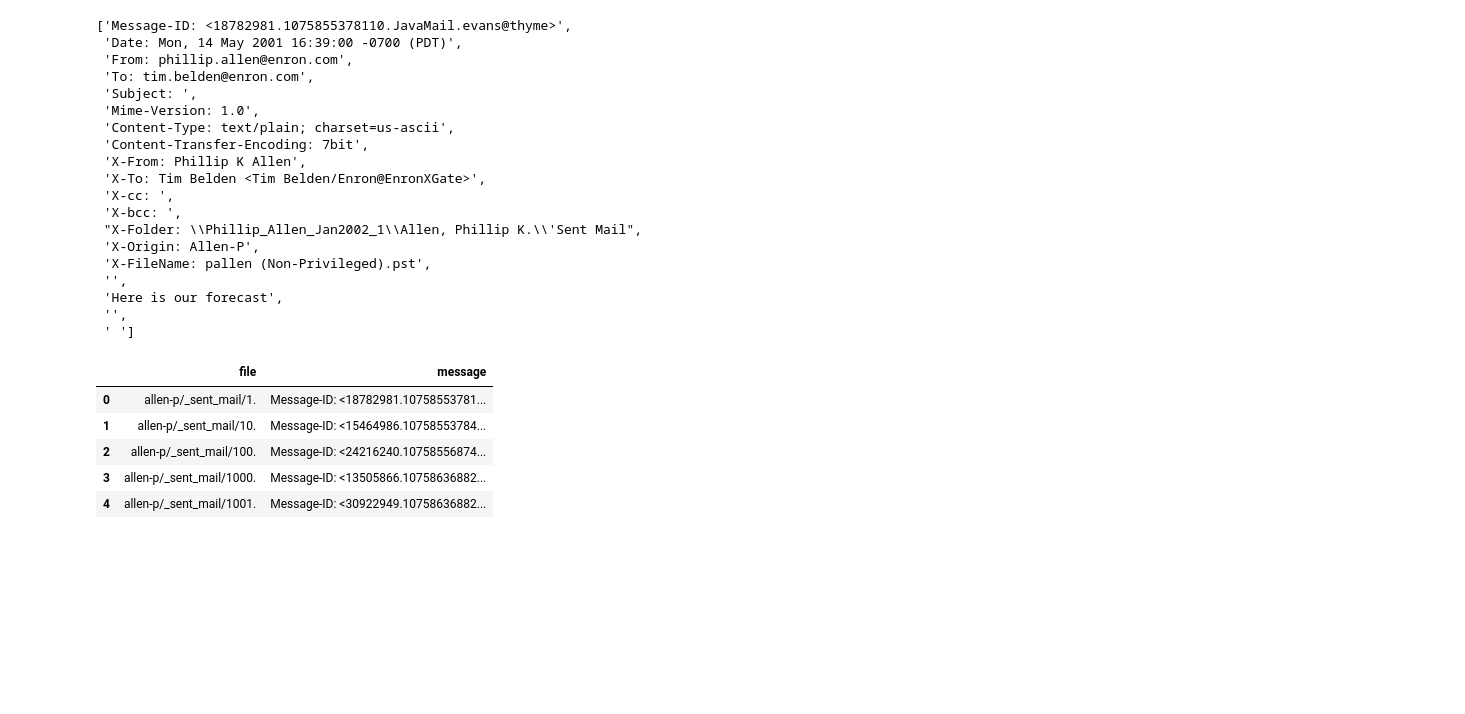
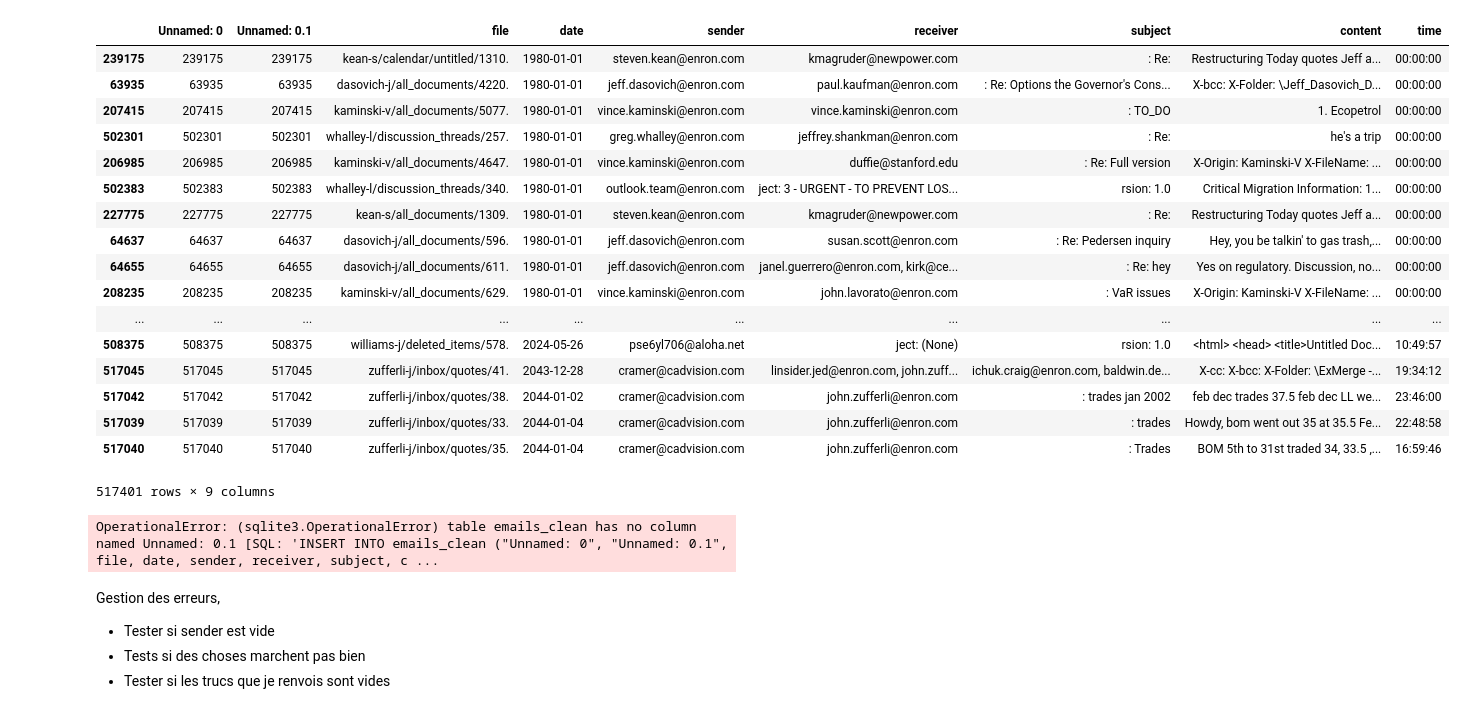
Before and after one commit to mohamedalani/Other, a Jupyter notebook: Challenge DigitalGenius/Untitled.ipynb, the cells around one changed output. Drawn from its saved outputs; the diff is of its cells as text; code cells hidden in the pictures; blank space fills up the shorter version.

```diff
--- a/Challenge DigitalGenius/Untitled.ipynb
+++ b/Challenge DigitalGenius/Untitled.ipynb
@@ -31,31 +19,0 @@ df.head()
-# %%
-df.iloc[0,1].split("\n")
-# %% [output]
-['Message-ID: <18782981.1075855378110.JavaMail.evans@thyme>',
- 'Date: Mon, 14 May 2001 16:39:00 -0700 (PDT)',
- 'From: phillip.allen@enron.com',
- 'To: tim.belden@enron.com',
- 'Subject: ',
- 'Mime-Version: 1.0',
- 'Content-Type: text/plain; charset=us-ascii',
- 'Content-Transfer-Encoding: 7bit',
- 'X-From: Phillip K Allen',
- 'X-To: Tim Belden <Tim Belden/Enron@EnronXGate>',
- 'X-cc: ',
- 'X-bcc: ',
- "X-Folder: \\Phillip_Allen_Jan2002_1\\Allen, Phillip K.\\'Sent Mail",
- 'X-Origin: Allen-P',
- 'X-FileName: pallen (Non-Privileged).pst',
- '',
- 'Here is our forecast',
- '',
- ' ']
-# %%
-df.head()
-# %% [output]
-|  | file | message |
-| 0 | allen-p/_sent_mail/1. | Message-ID: <18782981.10758553781... |
-| 1 | allen-p/_sent_mail/10. | Message-ID: <15464986.10758553784... |
-| 2 | allen-p/_sent_mail/100. | Message-ID: <24216240.10758556874... |
-| 3 | allen-p/_sent_mail/1000. | Message-ID: <13505866.10758636882... |
-| 4 | allen-p/_sent_mail/1001. | Message-ID: <30922949.10758636882... |
@@ -61,0 +22,23 @@ df.head()
+# %%
+df = pd.read_csv("../../../data/enron-email-dataset/emails_clean.csv")
+# %%
+df.sort_values("date")
+# %% [output]
+|  | Unnamed: 0 | Unnamed: 0.1 | file | date | sender | receiver | subject | content | time |
+| 239175 | 239175 | 239175 | kean-s/calendar/untitled/1310. | 1980-01-01 | steven.kean@enron.com | kmagruder@newpower.com | : Re: | Restructuring Today quotes Jeff a... | 00:00:00 |
+| 63935 | 63935 | 63935 | dasovich-j/all_documents/4220. | 1980-01-01 | jeff.dasovich@enron.com | paul.kaufman@enron.com | : Re: Options the Governor's Cons... | X-bcc: X-Folder: \Jeff_Dasovich_D... | 00:00:00 |
+| 207415 | 207415 | 207415 | kaminski-v/all_documents/5077. | 1980-01-01 | vince.kaminski@enron.com | vince.kaminski@enron.com | : TO_DO | 1. Ecopetrol | 00:00:00 |
+| 502301 | 502301 | 502301 | whalley-l/discussion_threads/257. | 1980-01-01 | greg.whalley@enron.com | jeffrey.shankman@enron.com | : Re: | he's a trip | 00:00:00 |
+| 206985 | 206985 | 206985 | kaminski-v/all_documents/4647. | 1980-01-01 | vince.kaminski@enron.com | duffie@stanford.edu | : Re: Full version | X-Origin: Kaminski-V X-FileName: ... | 00:00:00 |
+| 502383 | 502383 | 502383 | whalley-l/discussion_threads/340. | 1980-01-01 | outlook.team@enron.com | ject: 3 - URGENT - TO PREVENT LOS... | rsion: 1.0 | Critical Migration Information: 1... | 00:00:00 |
+| 227775 | 227775 | 227775 | kean-s/all_documents/1309. | 1980-01-01 | steven.kean@enron.com | kmagruder@newpower.com | : Re: | Restructuring Today quotes Jeff a... | 00:00:00 |
+| 64637 | 64637 | 64637 | dasovich-j/all_documents/596. | 1980-01-01 | jeff.dasovich@enron.com | susan.scott@enron.com | : Re: Pedersen inquiry | Hey, you be talkin' to gas trash,... | 00:00:00 |
+| 64655 | 64655 | 64655 | dasovich-j/all_documents/611. | 1980-01-01 | jeff.dasovich@enron.com | janel.guerrero@enron.com, kirk@ce... | : Re: hey | Yes on regulatory. Discussion, no... | 00:00:00 |
+| 208235 | 208235 | 208235 | kaminski-v/all_documents/629. | 1980-01-01 | vince.kaminski@enron.com | john.lavorato@enron.com | : VaR issues | X-Origin: Kaminski-V X-FileName: ... | 00:00:00 |
+| ... | ... | ... | ... | ... | ... | ... | ... | ... | ... |
+| 508375 | 508375 | 508375 | williams-j/deleted_items/578. | 2024-05-26 | pse6yl706@aloha.net | ject: (None) | rsion: 1.0 | <html> <head> <title>Untitled Doc... | 10:49:57 |
+| 517045 | 517045 | 517045 | zufferli-j/inbox/quotes/41. | 2043-12-28 | cramer@cadvision.com | linsider.jed@enron.com, john.zuff... | ichuk.craig@enron.com, baldwin.de... | X-cc: X-bcc: X-Folder: \ExMerge -... | 19:34:12 |
+| 517042 | 517042 | 517042 | zufferli-j/inbox/quotes/38. | 2044-01-02 | cramer@cadvision.com | john.zufferli@enron.com | : trades jan 2002 | feb dec trades 37.5 feb dec LL we... | 23:46:00 |
+| 517039 | 517039 | 517039 | zufferli-j/inbox/quotes/33. | 2044-01-04 | cramer@cadvision.com | john.zufferli@enron.com | : trades | Howdy, bom went out 35 at 35.5 Fe... | 22:48:58 |
+| 517040 | 517040 | 517040 | zufferli-j/inbox/quotes/35. | 2044-01-04 | cramer@cadvision.com | john.zufferli@enron.com | : Trades | BOM 5th to 31st traded 34, 33.5 ,... | 16:59:46 |
+517401 rows × 9 columns
@@ -61,0 +54,14 @@ df.head()
+# %%
+con = sqlite3.connect("test.sqlite")
+db_connect = create_engine('sqlite:///test.sqlite')
+try:
+    df.to_sql("emails_clean", db_connect,  if_exists='append', index=False)
+except:
+    pass
+# %% [output]
+OperationalError: (sqlite3.OperationalError) table emails_clean has no column named Unnamed: 0.1 [SQL: 'INSERT INTO emails_clean ("Unnamed: 0", "Unnamed: 0.1", file, date, sender, receiver, subject, c ...
+# %% [markdown]
+Gestion des erreurs,
+- Tester si sender est vide
+- Tests si des choses marchent pas bien
+- Tester si les trucs que je renvois sont vides
```
Also changed, not shown: parts of 11 cells of this notebook, 4 other files.
